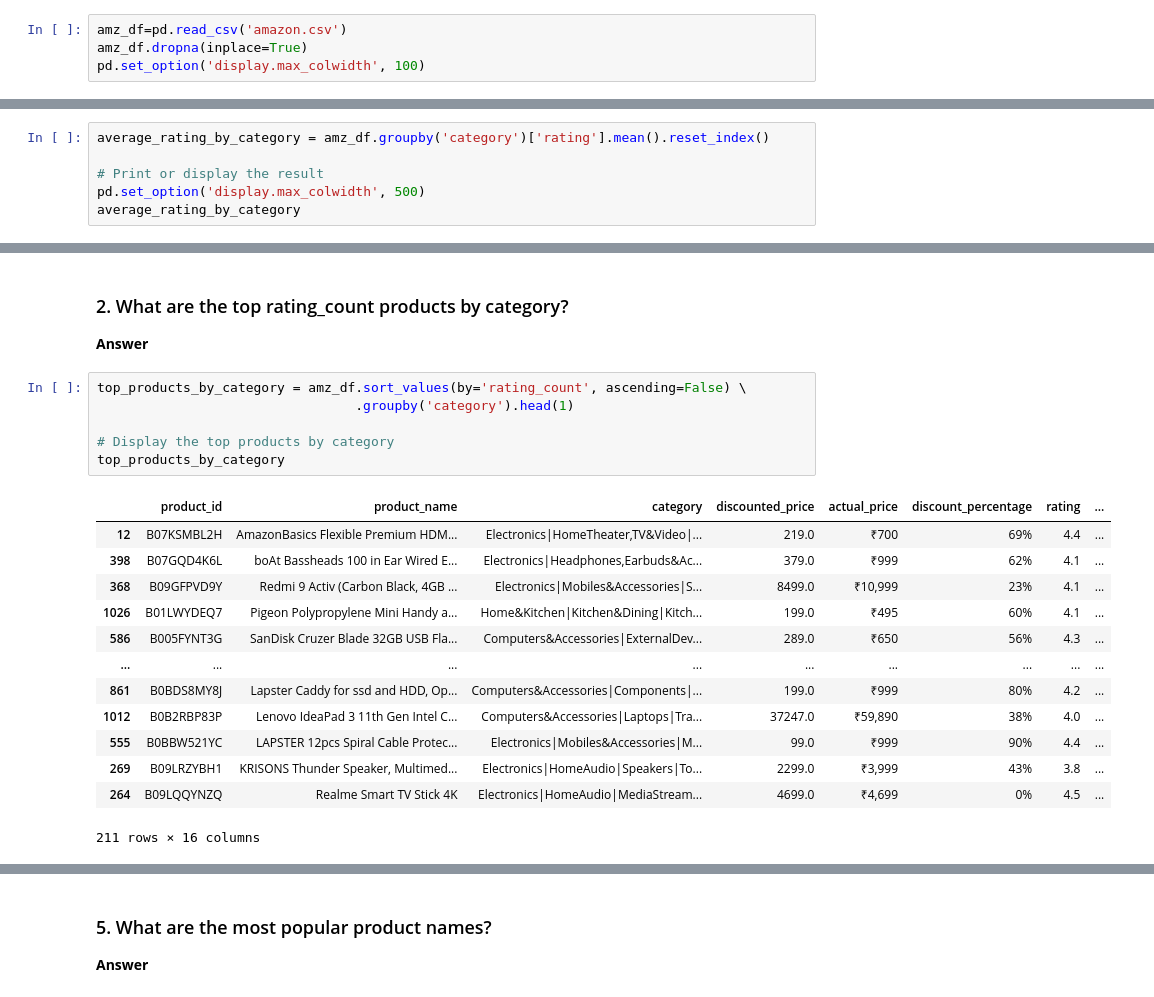
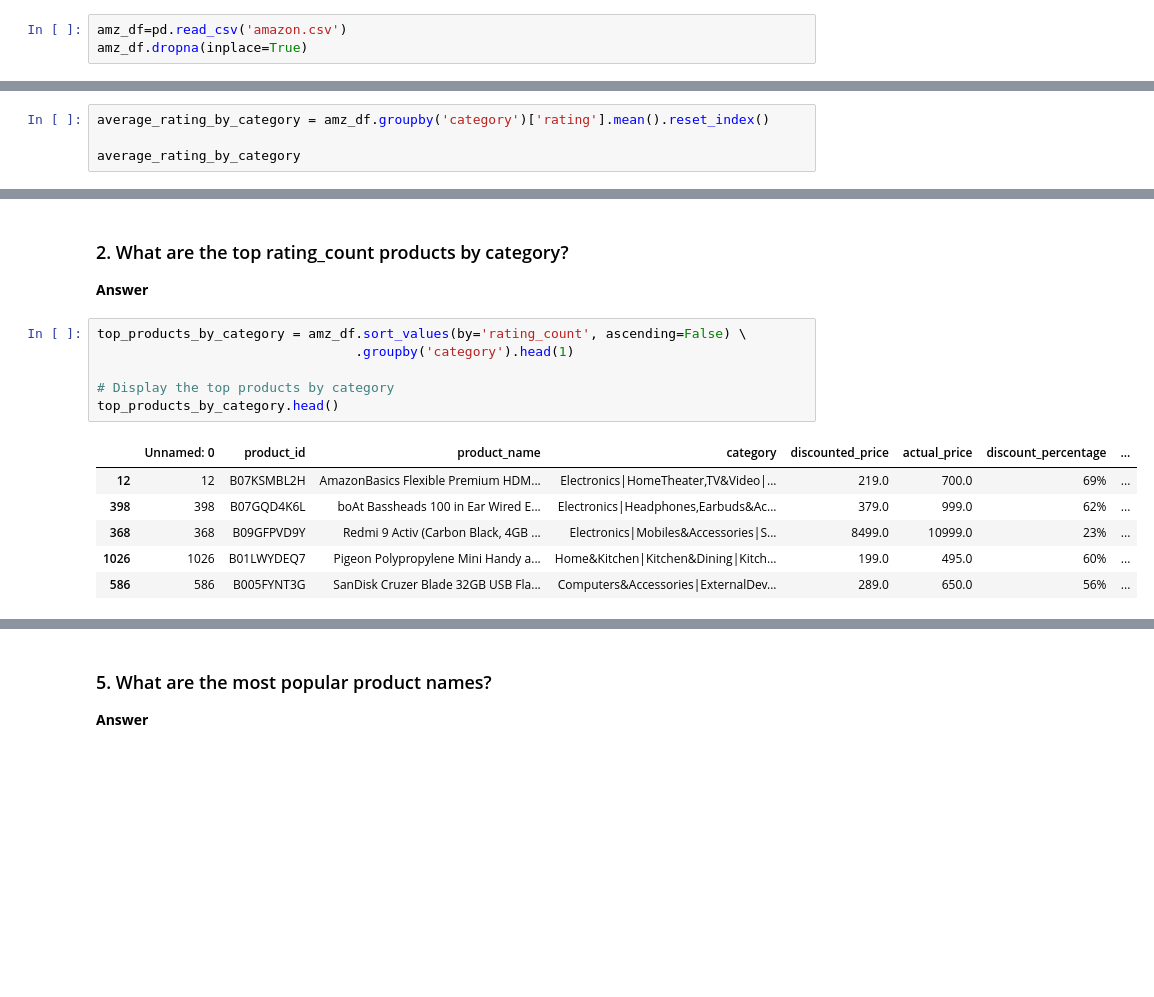
Before and after one commit to AjayKumar095/Data-Science-Masters, a Jupyter notebook: EDA_On_Amazon_Sales_Data_and_Spotify_Data/EDA_Amazon_Sales_Data.ipynb, the cells around one changed output, grey strips where cells are left out. Saved outputs shown, nothing was run; the diff lists cells and outputs as text; blank space fills up the shorter version.

```diff
--- a/EDA_On_Amazon_Sales_Data_and_Spotify_Data/EDA_Amazon_Sales_Data.ipynb
+++ b/EDA_On_Amazon_Sales_Data_and_Spotify_Data/EDA_Amazon_Sales_Data.ipynb
@@ -49,7 +49,6 @@ warnings.filterwarnings('ignore')
 # %%
 amz_df=pd.read_csv('amazon.csv')
 amz_df.dropna(inplace=True)
-pd.set_option('display.max_colwidth', 100)
 # %%
 amz_df.info()
 # %% [output]
@@ -78,8 +77,6 @@ memory usage: 183.0+ KB
 # %%
 average_rating_by_category = amz_df.groupby('category')['rating'].mean().reset_index()
 
-# Print or display the result
-pd.set_option('display.max_colwidth', 500)
 average_rating_by_category
 # %% [output]
 |  | category | rating |
@@ -101,20 +98,13 @@ average_rating_by_category
 # %%
 top_products_by_category = amz_df.sort_values(by='rating_count', ascending=False) \
                                  .groupby('category').head(1)
 
 # Display the top products by category
-top_products_by_category
+top_products_by_category.head()
 # %% [output]
-|  | product_id | product_name | category | discounted_price | actual_price | discount_percentage | rating | ... |
-| 12 | B07KSMBL2H | AmazonBasics Flexible Premium HDM... | Electronics|HomeTheater,TV&Video|... | 219.0 | ₹700 | 69% | 4.4 | ... |
-| 398 | B07GQD4K6L | boAt Bassheads 100 in Ear Wired E... | Electronics|Headphones,Earbuds&Ac... | 379.0 | ₹999 | 62% | 4.1 | ... |
-| 368 | B09GFPVD9Y | Redmi 9 Activ (Carbon Black, 4GB ... | Electronics|Mobiles&Accessories|S... | 8499.0 | ₹10,999 | 23% | 4.1 | ... |
-| 1026 | B01LWYDEQ7 | Pigeon Polypropylene Mini Handy a... | Home&Kitchen|Kitchen&Dining|Kitch... | 199.0 | ₹495 | 60% | 4.1 | ... |
-| 586 | B005FYNT3G | SanDisk Cruzer Blade 32GB USB Fla... | Computers&Accessories|ExternalDev... | 289.0 | ₹650 | 56% | 4.3 | ... |
-| ... | ... | ... | ... | ... | ... | ... | ... | ... |
-| 861 | B0BDS8MY8J | Lapster Caddy for ssd and HDD, Op... | Computers&Accessories|Components|... | 199.0 | ₹999 | 80% | 4.2 | ... |
-| 1012 | B0B2RBP83P | Lenovo IdeaPad 3 11th Gen Intel C... | Computers&Accessories|Laptops|Tra... | 37247.0 | ₹59,890 | 38% | 4.0 | ... |
-| 555 | B0BBW521YC | LAPSTER 12pcs Spiral Cable Protec... | Electronics|Mobiles&Accessories|M... | 99.0 | ₹999 | 90% | 4.4 | ... |
-| 269 | B09LRZYBH1 | KRISONS Thunder Speaker, Multimed... | Electronics|HomeAudio|Speakers|To... | 2299.0 | ₹3,999 | 43% | 3.8 | ... |
-| 264 | B09LQQYNZQ | Realme Smart TV Stick 4K | Electronics|HomeAudio|MediaStream... | 4699.0 | ₹4,699 | 0% | 4.5 | ... |
+|  | Unnamed: 0 | product_id | product_name | category | discounted_price | actual_price | discount_percentage | ... |
+| 12 | 12 | B07KSMBL2H | AmazonBasics Flexible Premium HDM... | Electronics|HomeTheater,TV&Video|... | 219.0 | 700.0 | 69% | ... |
+| 398 | 398 | B07GQD4K6L | boAt Bassheads 100 in Ear Wired E... | Electronics|Headphones,Earbuds&Ac... | 379.0 | 999.0 | 62% | ... |
+| 368 | 368 | B09GFPVD9Y | Redmi 9 Activ (Carbon Black, 4GB ... | Electronics|Mobiles&Accessories|S... | 8499.0 | 10999.0 | 23% | ... |
+| 1026 | 1026 | B01LWYDEQ7 | Pigeon Polypropylene Mini Handy a... | Home&Kitchen|Kitchen&Dining|Kitch... | 199.0 | 495.0 | 60% | ... |
+| 586 | 586 | B005FYNT3G | SanDisk Cruzer Blade 32GB USB Fla... | Computers&Accessories|ExternalDev... | 289.0 | 650.0 | 56% | ... |
-211 rows × 16 columns
```
Also changed, not shown: parts of 5 cells of this notebook, 1 other file.
